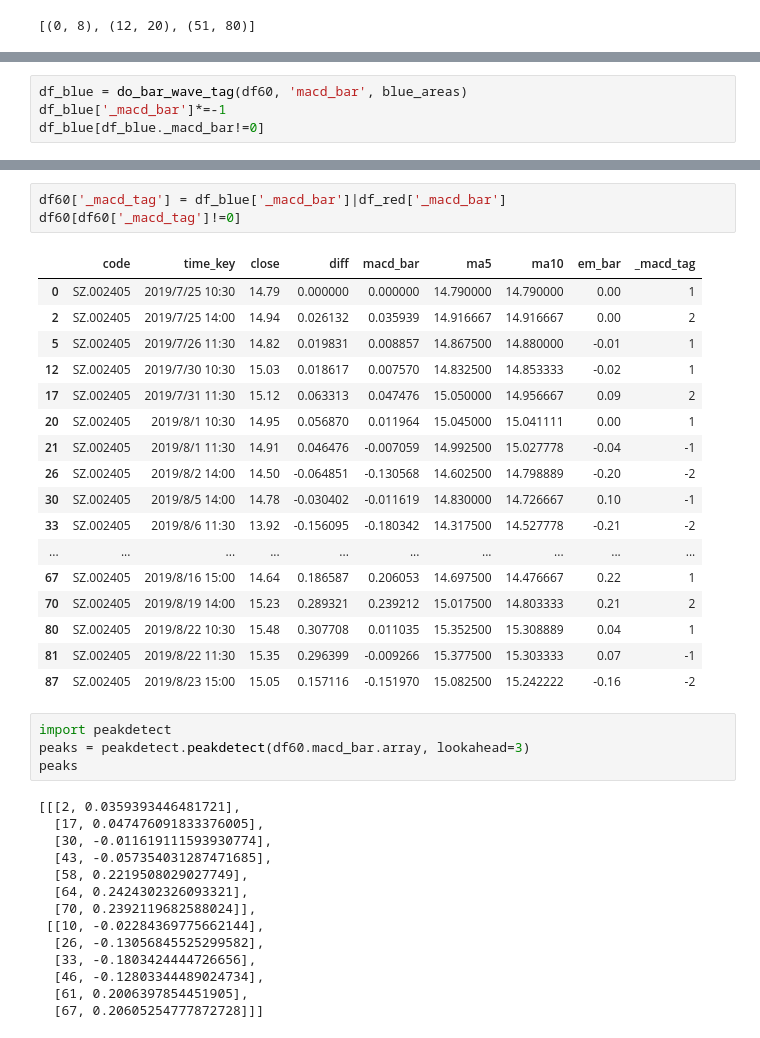
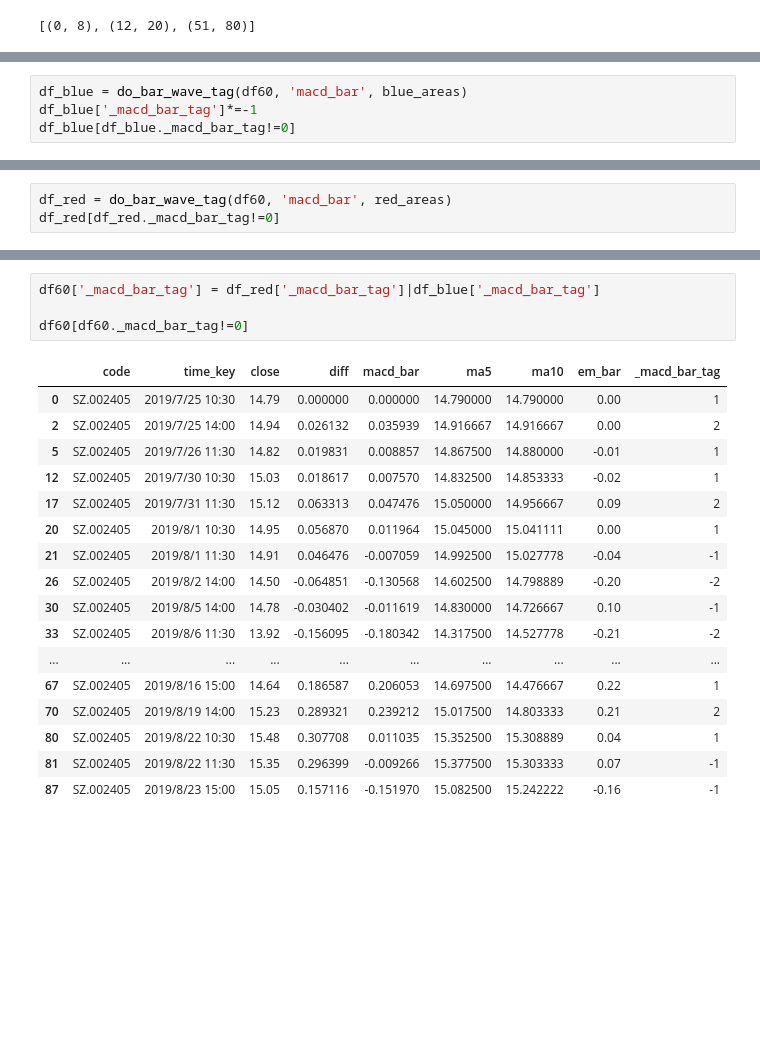
Before and after one commit to drunkpig/macd_exp, a Jupyter notebook: FFT.ipynb, the cells around one changed output, grey strips where cells are left out. Cells and saved outputs as stored; diff of their text form; blank space fills up the shorter version.

```diff
--- a/FFT.ipynb
+++ b/FFT.ipynb
@@ -66,5 +66,5 @@ df_red[df_red._macd_bar!=0]
 # %%
 df_blue = do_bar_wave_tag(df60, 'macd_bar', blue_areas)
-df_blue['_macd_bar']*=-1
-df_blue[df_blue._macd_bar!=0]
+df_blue['_macd_bar_tag']*=-1
+df_blue[df_blue._macd_bar_tag!=0]
 # %% [output]
@@ -82,0 +83,3 @@ df_blue[df_blue._macd_bar!=0]
+# %%
+df_red = do_bar_wave_tag(df60, 'macd_bar', red_areas)
+df_red[df_red._macd_bar_tag!=0]
@@ -83,8 +101,9 @@ df_blue[df_blue._macd_bar!=0]
 # %%
-df60['_macd_tag'] = df_blue['_macd_bar']|df_red['_macd_bar']
-df60[df60['_macd_tag']!=0]
+df60['_macd_bar_tag'] = df_red['_macd_bar_tag']|df_blue['_macd_bar_tag']
+
+df60[df60._macd_bar_tag!=0]
 # %% [output]
-|  | code | time_key | close | diff | macd_bar | ma5 | ma10 | em_bar | _macd_tag |
+|  | code | time_key | close | diff | macd_bar | ma5 | ma10 | em_bar | _macd_bar_tag |
 | 0 | SZ.002405 | 2019/7/25 10:30 | 14.79 | 0.000000 | 0.000000 | 14.790000 | 14.790000 | 0.00 | 1 |
 | 2 | SZ.002405 | 2019/7/25 14:00 | 14.94 | 0.026132 | 0.035939 | 14.916667 | 14.916667 | 0.00 | 2 |
 | 5 | SZ.002405 | 2019/7/26 11:30 | 14.82 | 0.019831 | 0.008857 | 14.867500 | 14.880000 | -0.01 | 1 |
@@ -100,22 +119,4 @@ df60[df60['_macd_tag']!=0]
 | 70 | SZ.002405 | 2019/8/19 14:00 | 15.23 | 0.289321 | 0.239212 | 15.017500 | 14.803333 | 0.21 | 2 |
 | 80 | SZ.002405 | 2019/8/22 10:30 | 15.48 | 0.307708 | 0.011035 | 15.352500 | 15.308889 | 0.04 | 1 |
 | 81 | SZ.002405 | 2019/8/22 11:30 | 15.35 | 0.296399 | -0.009266 | 15.377500 | 15.303333 | 0.07 | -1 |
-| 87 | SZ.002405 | 2019/8/23 15:00 | 15.05 | 0.157116 | -0.151970 | 15.082500 | 15.242222 | -0.16 | -2 |
+| 87 | SZ.002405 | 2019/8/23 15:00 | 15.05 | 0.157116 | -0.151970 | 15.082500 | 15.242222 | -0.16 | -1 |
-# %%
-import peakdetect
-peaks = peakdetect.peakdetect(df60.macd_bar.array, lookahead=3)
-peaks
-# %% [output]
-[[[2, 0.0359393446481721],
-  [17, 0.047476091833376005],
-  [30, -0.011619111593930774],
-  [43, -0.057354031287471685],
-  [58, 0.2219508029027749],
-  [64, 0.2424302326093321],
-  [70, 0.2392119682588024]],
- [[10, -0.02284369775662144],
-  [26, -0.13056845525299582],
-  [33, -0.1803424444726656],
-  [46, -0.12803344489024734],
-  [61, 0.2006397854451905],
-  [67, 0.20605254777872728]]]
```
Also changed, not shown: parts of 5 cells of this notebook, 1 other file.
